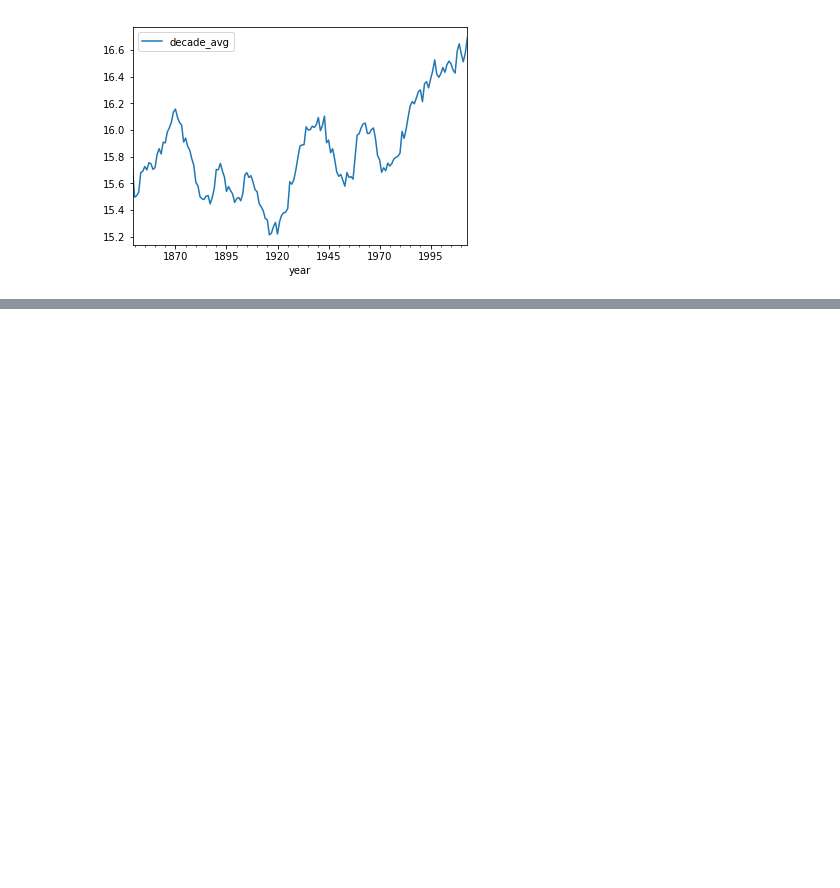
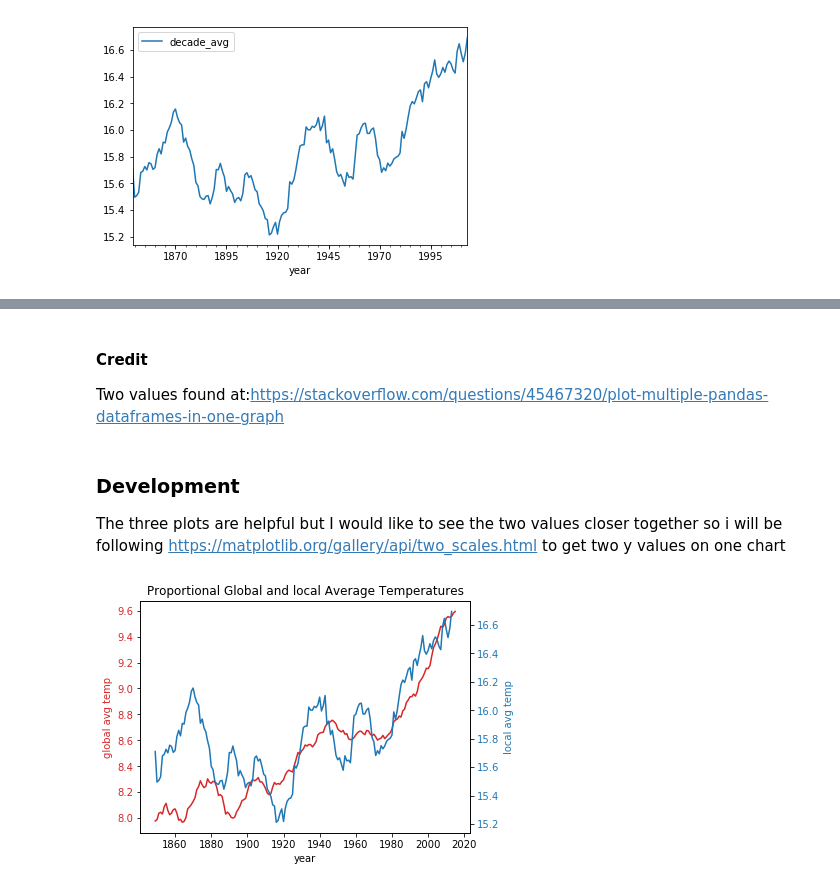
Before and after one commit to Owl-Code/udacity-weather-trends, a Jupyter notebook: Explore.ipynb, the cells around one changed output, grey strips where cells are left out. Drawn from its saved outputs; the diff is of its cells as text; code cells hidden in the pictures; blank space fills up the shorter version.

```diff
--- a/Explore.ipynb
+++ b/Explore.ipynb
@@ -192,0 +199,27 @@ plt.show();
+# %% [markdown]
+#### Credit ####
+Two values found at:https://stackoverflow.com/questions/45467320/plot-multiple-pandas-dataframes-in-one-graph
+# %% [markdown]
+### Development ###
+The three plots are helpful but I would like to see the two values closer together so i will be following https://matplotlib.org/gallery/api/two_scales.html to get two y values on one chart
+# %%
+fig, ax1 = plt.subplots()
+
+color = 'tab:red'
+ax1.set_xlabel('year')
+ax1.set_ylabel('global avg temp', color=color)
+ax1.plot(global_df['year'], global_df['decade_avg'], color=color)
+ax1.tick_params(axis='y', labelcolor=color)
+
+ax2 = ax1.twinx()
+
+color = 'tab:blue'
+ax2.set_ylabel('local avg temp', color=color)
+ax2.plot(local_df['year'], local_df['decade_avg'], color=color)
+ax2.tick_params(axis='y', labelcolor=color)
+
+fig.tight_layout()
+plt.title('Proportional Global and local Average Temperatures')
+plt.show();
+# %% [output]
+[figure, added]
```
Also changed, not shown: parts of 3 cells of this notebook.
